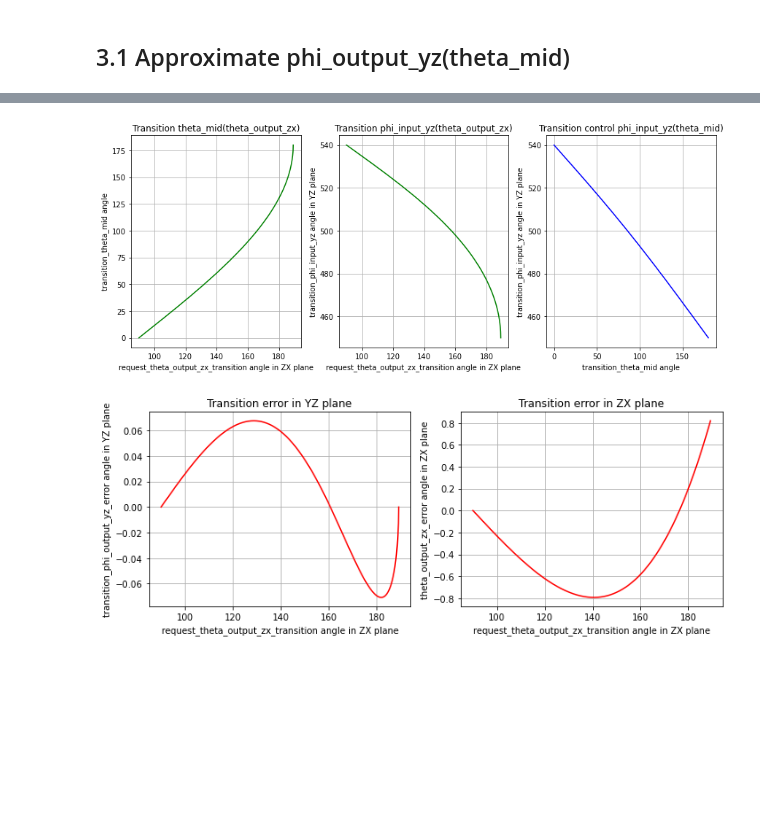
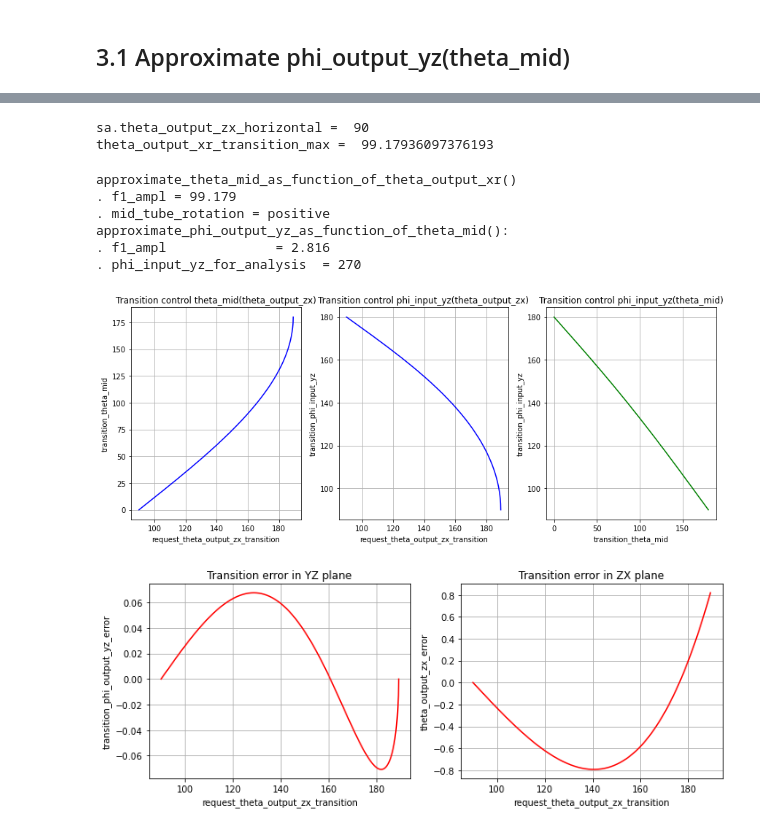
Before and after one commit to erkooi/swivel, a Jupyter notebook: python/swivel.ipynb, the cells around one changed output, grey strips where cells are left out. Drawn from its saved outputs; the diff is of its cells as text; code cells hidden in the pictures; blank space fills up the shorter version.

```diff
--- a/python/swivel.ipynb
+++ b/python/swivel.ipynb
@@ -918,0 +874,46 @@ approximate_phi_output_yz_as_function_of_theta_mid():
+# %%
+# Define transition motion to transition swivel between horizontal and maximum tilt in ZX plane:
+# . determine theta_mid for theta_output_xr in theta_output_zx
+# . determine phi_output_yz due to theta_mid
+# . adjust phi_input_yz to get wanted phi_output_yz in ZX plane
+print('sa.theta_output_zx_horizontal = ', sa.theta_output_zx_horizontal)
+
+# Select maximum tilt
+theta_output_xr_transition_max = sa.swivel_tilt_max  # maximum tilt for exact
+theta_output_xr_transition_max = f1_theta_output_xr_ampl  # maximum tilt for approximation
+#theta_output_xr_transition_max = swivel_tilt_vertical  # tilt vertical
+print('theta_output_xr_transition_max = ', theta_output_xr_transition_max)
+
+request_theta_output_xr_transition_arr = np.linspace(0, theta_output_xr_transition_max, N_points, endpoint=True)
+if output_tube_pointing == 'down':
+    request_theta_output_zx_transition_arr = sa.theta_output_zx_horizontal + request_theta_output_xr_transition_arr
+else:
+    request_theta_output_zx_transition_arr = sa.theta_output_zx_horizontal - request_theta_output_xr_transition_arr
+# %% [output]
+sa.theta_output_zx_horizontal =  90
+theta_output_xr_transition_max =  99.17936097376193
+# %%
+# Approximate transition control:
+# . keep swivel output in vertical ZX plane during transition
+request_phi_output_yz_transition = sa.phi_output_yz_vertical
+
+# . approximate theta_mid due to theta_output_xr transition control
+transition_theta_mid_arr = sw.approximate_theta_mid_as_function_of_theta_output_xr(
+                               request_theta_output_xr_transition_arr,
+                               f1_theta_output_xr_ampl,
+                               mid_tube_rotation)
+
+# . approximate phi_output_yz due to theta_mid
+transition_phi_output_yz_crosstalk_arr = sw.approximate_phi_output_yz_as_function_of_theta_mid(
+                                             transition_theta_mid_arr,
+                                             f1_phi_output_yz_ampl)
+
+# . adjust phi_input_yz for theta_mid crosstalk, to achieve wanted phi_output_yz in YZ plane
+transition_phi_input_yz_arr = request_phi_output_yz_transition - transition_phi_output_yz_crosstalk_arr
+# %% [output]
+approximate_theta_mid_as_function_of_theta_output_xr()
+. f1_ampl = 99.179
+. mid_tube_rotation = positive
+approximate_phi_output_yz_as_function_of_theta_mid():
+. f1_ampl              = 2.816
+. phi_input_yz_for_analysis  = 270
@@ -919,28 +942,28 @@ approximate_phi_output_yz_as_function_of_theta_mid():
 # %%
 # Plot transition control
 fig = plt.figure(figsize=(12, 5))  # width, height in inches
 plt.subplot(1, 3, 1)
-plt.plot(request_theta_output_zx_transition_arr, transition_theta_mid_arr, 'g-')
-plt.title('Transition theta_mid(theta_output_zx)')
-plt.xlabel('request_theta_output_zx_transition angle in ZX plane')
-plt.ylabel('transition_theta_mid angle')
+plt.plot(request_theta_output_zx_transition_arr, transition_theta_mid_arr, 'b-')
+plt.title('Transition control theta_mid(theta_output_zx)')
+plt.xlabel('request_theta_output_zx_transition')
+plt.ylabel('transition_theta_mid')
 plt.grid()
 
 plt.subplot(1, 3, 2)
-plt.plot(request_theta_output_zx_transition_arr, transition_phi_input_yz_arr, 'g-')
-plt.title('Transition phi_input_yz(theta_output_zx)')
-plt.xlabel('request_theta_output_zx_transition angle in ZX plane')
-plt.ylabel('transition_phi_input_yz angle in YZ plane')
+plt.plot(request_theta_output_zx_transition_arr, transition_phi_input_yz_arr, 'b-')
+plt.title('Transition control phi_input_yz(theta_output_zx)')
+plt.xlabel('request_theta_output_zx_transition')
+plt.ylabel('transition_phi_input_yz')
 plt.grid()
 
 plt.subplot(1, 3, 3)
-plt.plot(transition_theta_mid_arr, transition_phi_input_yz_arr, 'b-')
+plt.plot(transition_theta_mid_arr, transition_phi_input_yz_arr, 'g-')
 plt.title('Transition control phi_input_yz(theta_mid)')
-plt.xlabel('transition_theta_mid angle')
-plt.ylabel('transition_phi_input_yz angle in YZ plane')
+plt.xlabel('transition_theta_mid')
+plt.ylabel('transition_phi_input_yz')
 plt.grid()
 plt.tight_layout()
 # %% [output]
-[figure, old version]
+[figure, new version]
 # %%
 # Check transition result
@@ -952,16 +975,16 @@ fig = plt.figure(figsize=(10, 4))  # width, height in inches
 plt.subplot(1, 2, 1)
 plt.plot(request_theta_output_zx_transition_arr, transition_phi_output_yz_error_arr, 'r-')
 plt.title('Transition error in YZ plane')
-plt.xlabel('request_theta_output_zx_transition angle in ZX plane')
-plt.ylabel('transition_phi_output_yz_error angle in YZ plane')
+plt.xlabel('request_theta_output_zx_transition')
+plt.ylabel('transition_phi_output_yz_error')
 plt.grid()
 
 plt.subplot(1, 2, 2)
 plt.plot(request_theta_output_zx_transition_arr, transition_theta_output_zx_error_arr, 'r-')
 plt.title('Transition error in ZX plane')
-plt.xlabel('request_theta_output_zx_transition angle in ZX plane')
-plt.ylabel('theta_output_zx_error angle in ZX plane')
+plt.xlabel('request_theta_output_zx_transition')
+plt.ylabel('theta_output_zx_error')
 plt.grid()
 plt.tight_layout()
 # %% [output]
-[figure, old version]
+[figure, new version]
```
Also changed, not shown: parts of 72 cells of this notebook, 6 other files.
